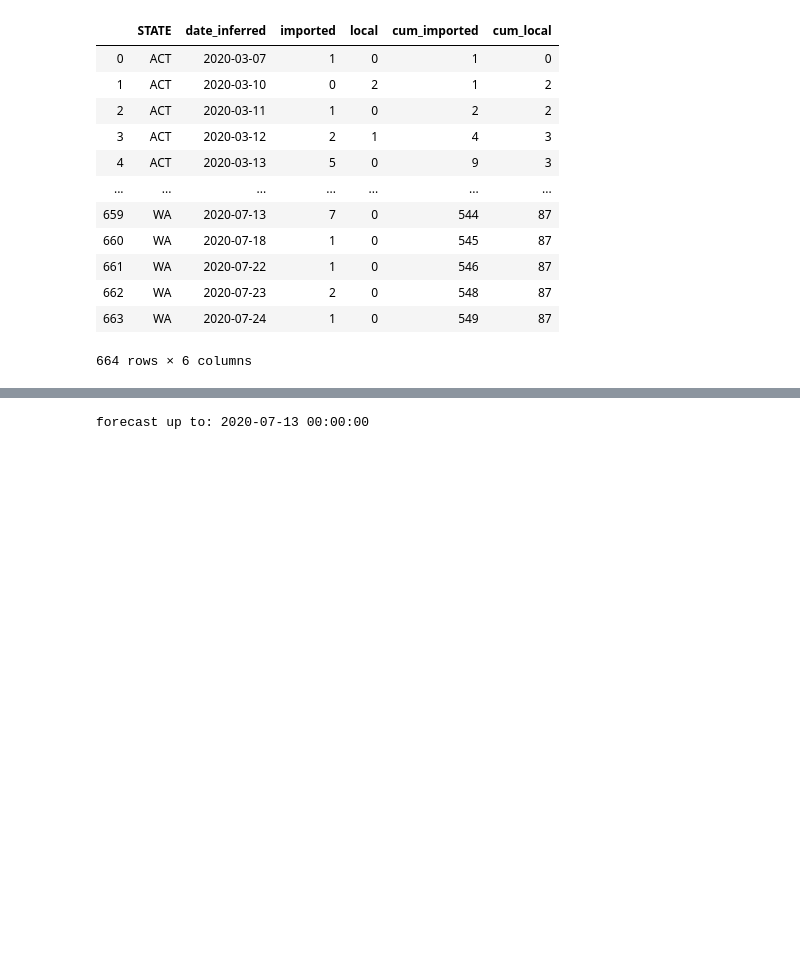
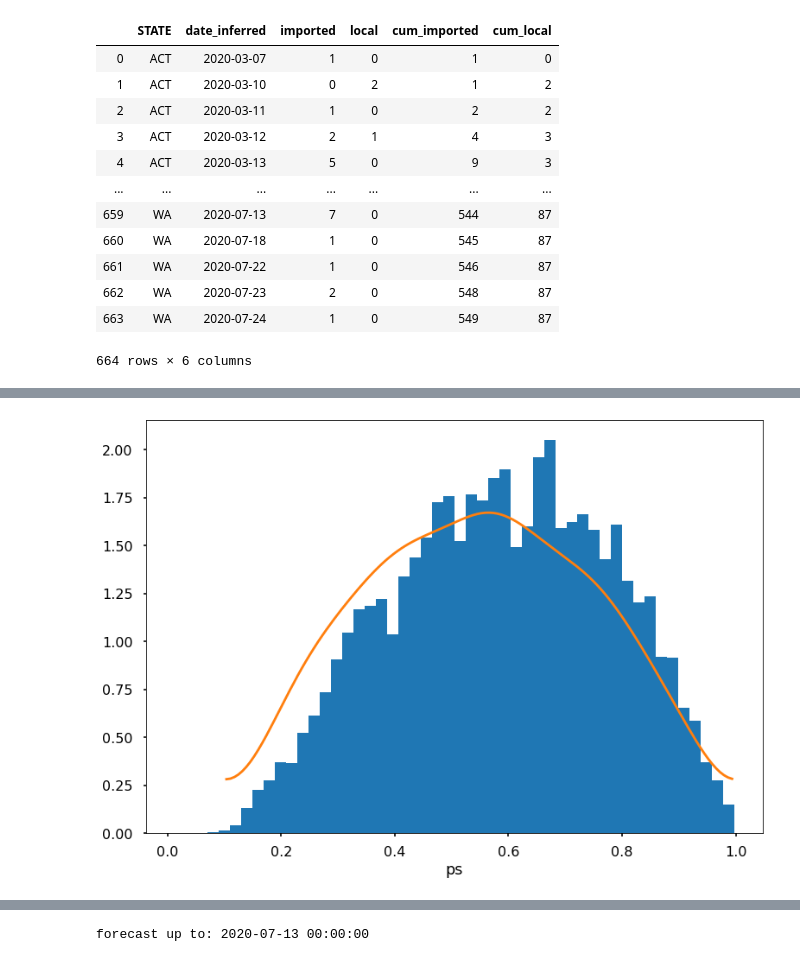
Before and after one commit to tdennisliu/covid19-forecasting-aus, a Jupyter notebook: analysis/abc_inference.ipynb, the cells around one changed output, grey strips where cells are left out. Saved outputs shown, nothing was run; the diff lists cells and outputs as text; code cells hidden in the pictures; blank space fills up the shorter version.

```diff
--- a/analysis/abc_inference.ipynb
+++ b/analysis/abc_inference.ipynb
@@ -309,0 +314,10 @@ best = dfs[state].nlargest(int(dfs[state].shape[0]*fraction), 'metrics')
+# %%
+import seaborn as sns
+fig,ax = plt.subplots()
+
+ax.hist(best.ps, bins=50, weights=weights,density=True)
+sns.kdeplot(ps_prior,cut=0,bw=0.05)
+ax.set_xlabel('ps')
+plt.show()
+# %% [output]
+[figure, added]
```
Also changed, not shown: parts of 7 cells of this notebook.
